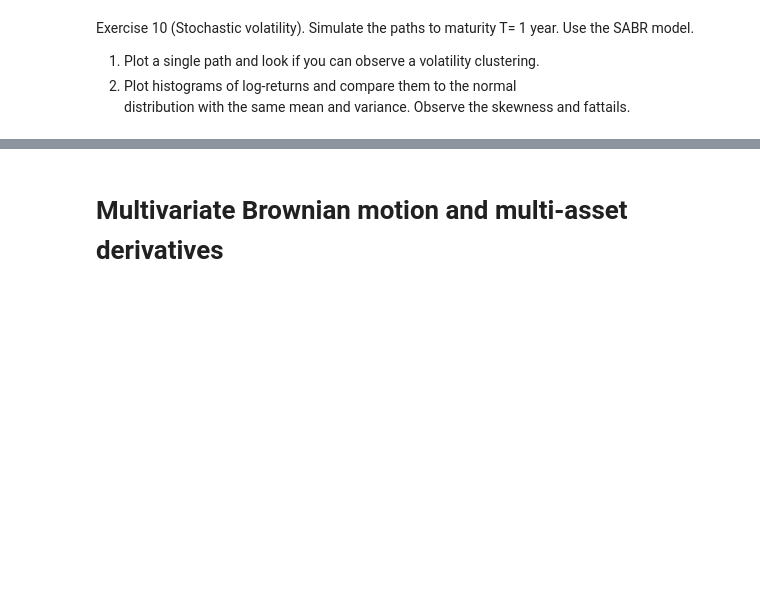
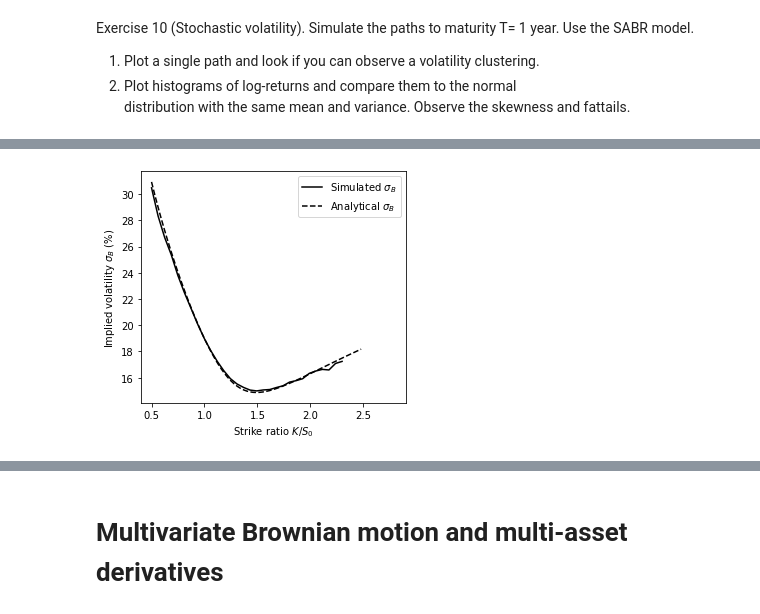
Before and after one commit to WillemJan9519/SPFDM-2, a Jupyter notebook: SPFDM 2.ipynb, the cells around one changed output, grey strips where cells are left out. Drawn from its saved outputs; the diff is of its cells as text; code cells hidden in the pictures; blank space fills up the shorter version.

```diff
--- a/SPFDM 2.ipynb
+++ b/SPFDM 2.ipynb
@@ -318,7 +318,7 @@ class StochVol():
     def plot_analytic_impliedvol(self,plot=True,ret=False):
         # Plot implied vol calculated with analytic solution
         # Define range of strike ratios
-        ratiorange = np.arange(0.75,1.25,0.001)
+        ratiorange = np.arange(0.5,2.5,0.03)
         # Convert ratio to true strike price
         strikerange = ratiorange * self.F0
 
@@ -337,7 +337,3 @@ class StochVol():
         if ret:
             return ratiorange, implied_volas*100
 SV = StochVol(100000,10,T=1.5,F=3500, sigma=0.2, alpha=0.5, beta=1, rho=-0.7,K=3500, rf=0)
-# SV.analytic_impliedvol()
-
-SV.calc_implied_vola()
-plt.plot(np.arange(3500*0.75,3500*1.25)/3500,SV.analytic_impliedvol_paper(np.arange(3500*0.75,3500*1.25)))
@@ -349,3 +340,19 @@ plt.plot(np.arange(3500*0.75,3500*1.25)/3500,SV.analytic_impliedvol_paper(np.ara
+# %%
+SV = StochVol(2500000,50,T=1.5,F=3500, sigma=0.1953, alpha=0.5, beta=1, rho=-0.7,K=3500, rf=0)
+ratios1,volas1 = SV.calc_implied_vola(ret=True,plot=False)
+ratios2,volas2 = SV.plot_analytic_impliedvol(plot=False,ret=True)
+# %%
+plt.figure(figsize=(4.5,4))
+plt.plot(ratios1,volas1,color='black',label='Simulated $\sigma_B$')
+plt.plot(ratios2,3500*volas2,color='black', ls='--', label='Analytical $\sigma_B$')
+plt.ylabel(r'Implied volatility $\sigma_B$ (%)')
+plt.xlabel(r'Strike ratio $K/S_0$')
+plt.xlim(0.4,2.9)
+plt.legend(loc='upper right')
+plt.tight_layout()
+plt.savefig('ImpliedVola_sim_ana.pdf')
+# %% [output]
+[figure, added]
 # %%
 import matplotlib.patches as patches
 class parameters_panel():
```
Also changed, not shown: parts of 2 cells of this notebook.
